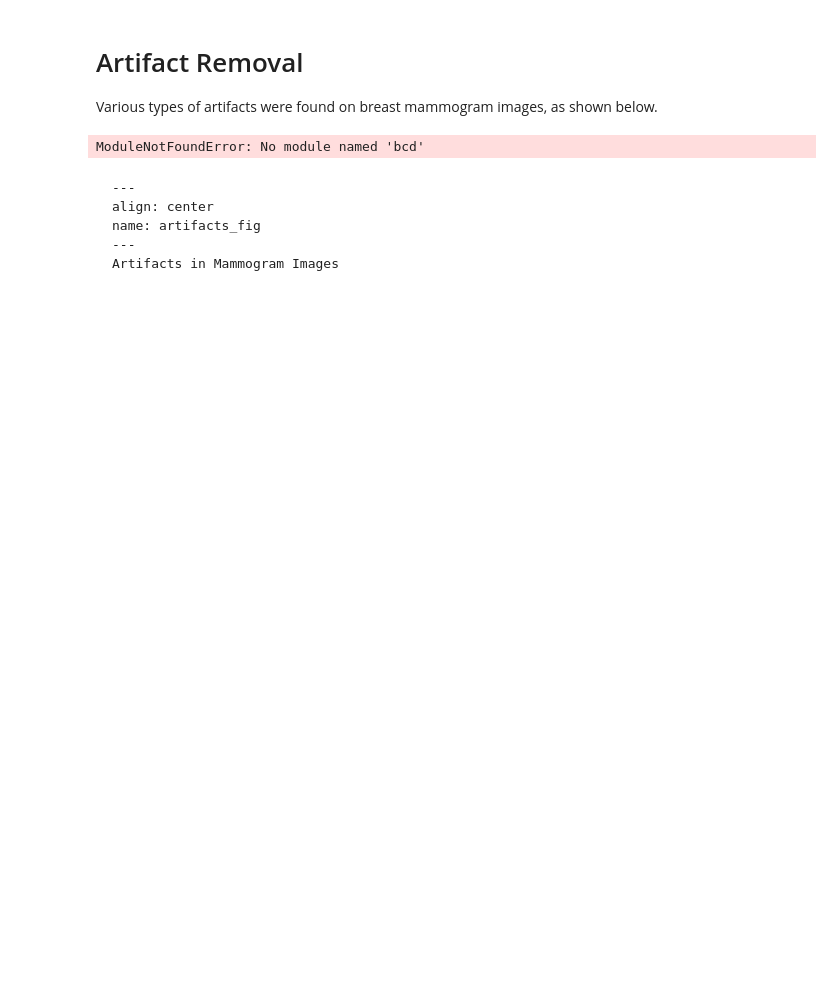
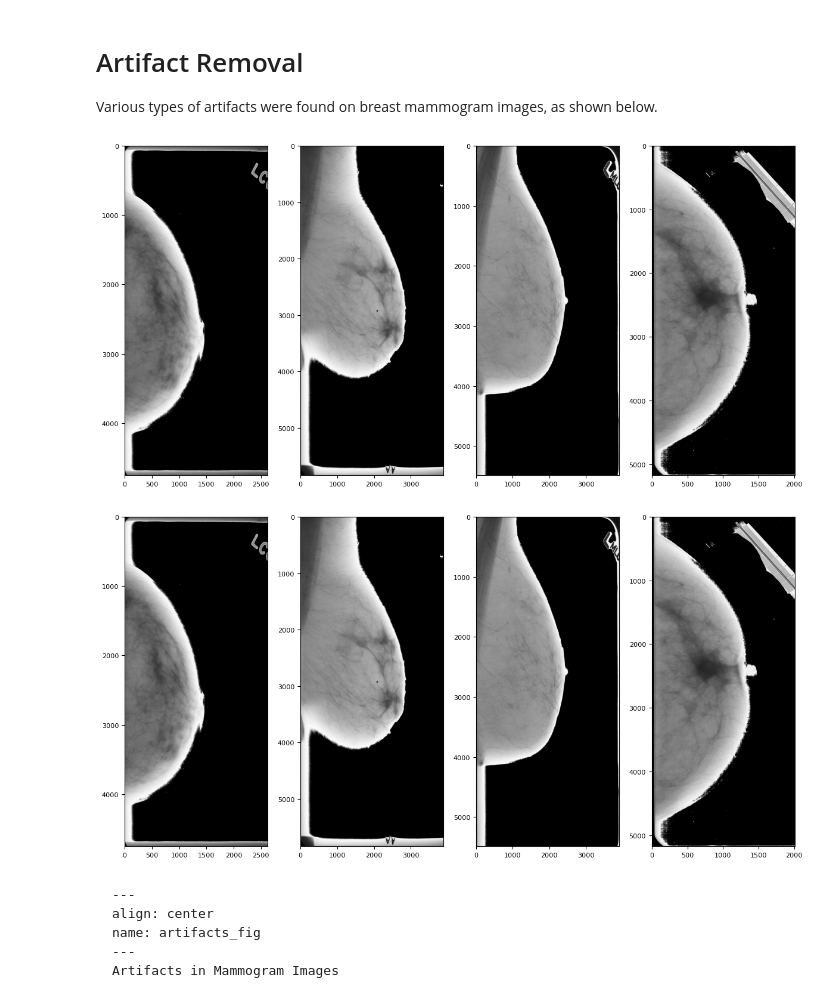
Before and after one commit to john-james-ai/BreastCancerDetection, a Jupyter notebook: _sources/content/02_data_prep/02_artifact/00_artifact.ipynb, the cells around one changed output. Saved outputs shown, nothing was run; the diff lists cells and outputs as text; code cells hidden in the pictures; blank space fills up the shorter version.

````diff
--- a/_sources/content/02_data_prep/02_artifact/00_artifact.ipynb
+++ b/_sources/content/02_data_prep/02_artifact/00_artifact.ipynb
@@ -3,37 +3,43 @@
 
 Various types of artifacts were found on breast mammogram images, as shown below.
 # %%
+import os
+if 'jbook' in os.getcwd():
+    os.chdir(os.path.abspath(os.path.join("../../../..")))
+
 import os
 import numpy as np
 import cv2
 import matplotlib.pyplot as plt
 from bcd.utils.image import convert_uint8
+from myst_nb import glue
 
 img1 = "data/image/2_exp/train/benign/2a44122c-f831-4220-95a8-408bcafcf2ce.png"
 img2 = "data/image/2_exp/train/benign/3f72309d-7cd9-4e30-ae81-073adb541bcd.png"
 img3 = "data/image/2_exp/train/benign/97556037-b959-4395-830b-380dcac2d58e.png"
 img4 = "data/image/2_exp/train/malignant/6cdf46d8-596b-47ab-a428-c8769733c93c.png"
 
 img1 = cv2.imread(img1, cv2.IMREAD_GRAYSCALE)
 img2 = cv2.imread(img2, cv2.IMREAD_GRAYSCALE)
 img3 = cv2.imread(img3, cv2.IMREAD_GRAYSCALE)
 img4 = cv2.imread(img4, cv2.IMREAD_GRAYSCALE)
 
 img1 = convert_uint8(img1)
 img2 = convert_uint8(img2)
 img3 = convert_uint8(img3)
 img4 = convert_uint8(img4)
 
 fig, axes = plt.subplots(nrows=1, ncols=4, figsize=(12,6))
 _ = axes[0].imshow(img1, cmap='gray', aspect='auto')
 _ = axes[1].imshow(img2, cmap='gray',aspect='auto')
 _ = axes[2].imshow(img3, cmap='gray',aspect='auto')
 _ = axes[3].imshow(img4, cmap='gray',aspect='auto')
 plt.tight_layout()
 
 glue("artifacts", fig)
 # %% [output]
-ModuleNotFoundError: No module named 'bcd'
+[figure, added]
+[figure, added]
 # %% [markdown]
 ```{glue:figure} artifacts
 ---
````
Also changed, not shown: 6 other files.
